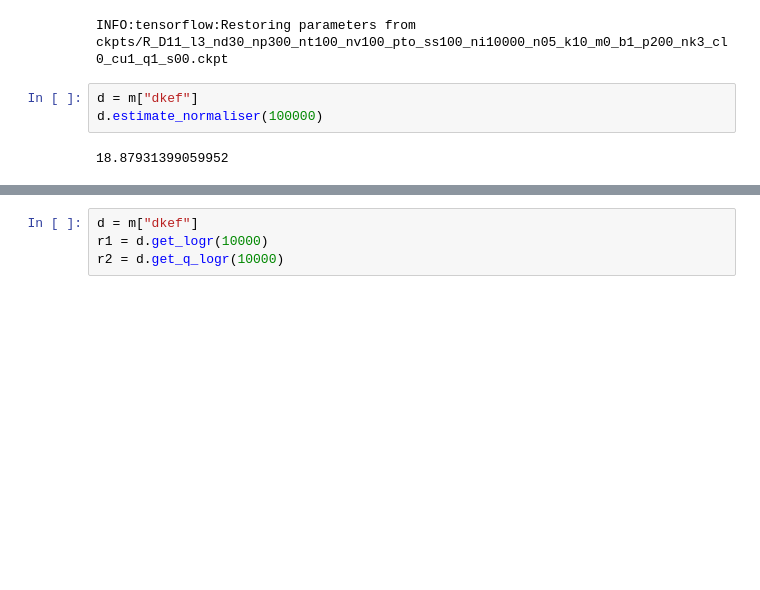
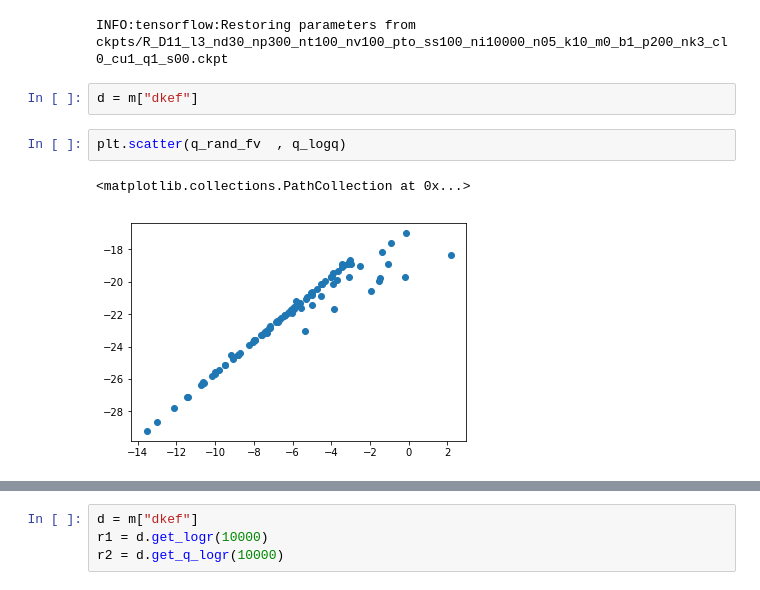
Before and after one commit to kevin-w-li/deep-kexpfam, a Jupyter notebook: load_all_models.ipynb, the cells around one changed output, grey strips where cells are left out. Drawn from its saved outputs; the diff is of its cells as text; blank space fills up the shorter version.

```diff
--- a/load_all_models.ipynb
+++ b/load_all_models.ipynb
@@ -34,6 +34,8 @@ p, m, l, s = load_all_models(data_name, seed, dl_args, others_args, skip_theano=
 INFO:tensorflow:Restoring parameters from ckpts/R_D11_l3_nd30_np300_nt100_nv100_pto_ss100_ni10000_n05_k10_m0_b1_p200_nk3_cl0_cu1_q1_s00.ckpt
 # %%
 d = m["dkef"]
-d.estimate_normaliser(100000)
-# %% [output]
-18.87931399059952
+# %%
+plt.scatter(q_rand_fv  , q_logq)
+# %% [output]
+<matplotlib.collections.PathCollection at 0x...>
+[figure, added]
```
Also changed, not shown: parts of 7 cells of this notebook, 5 other files.
